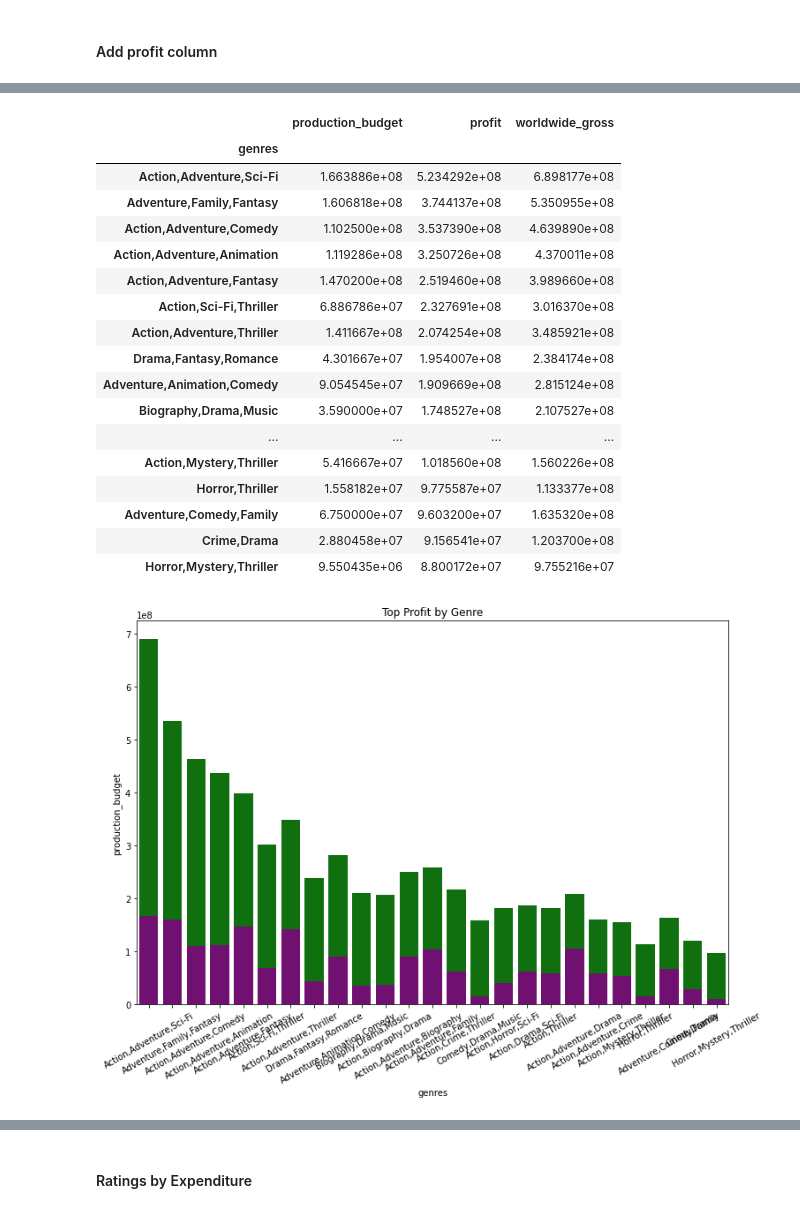
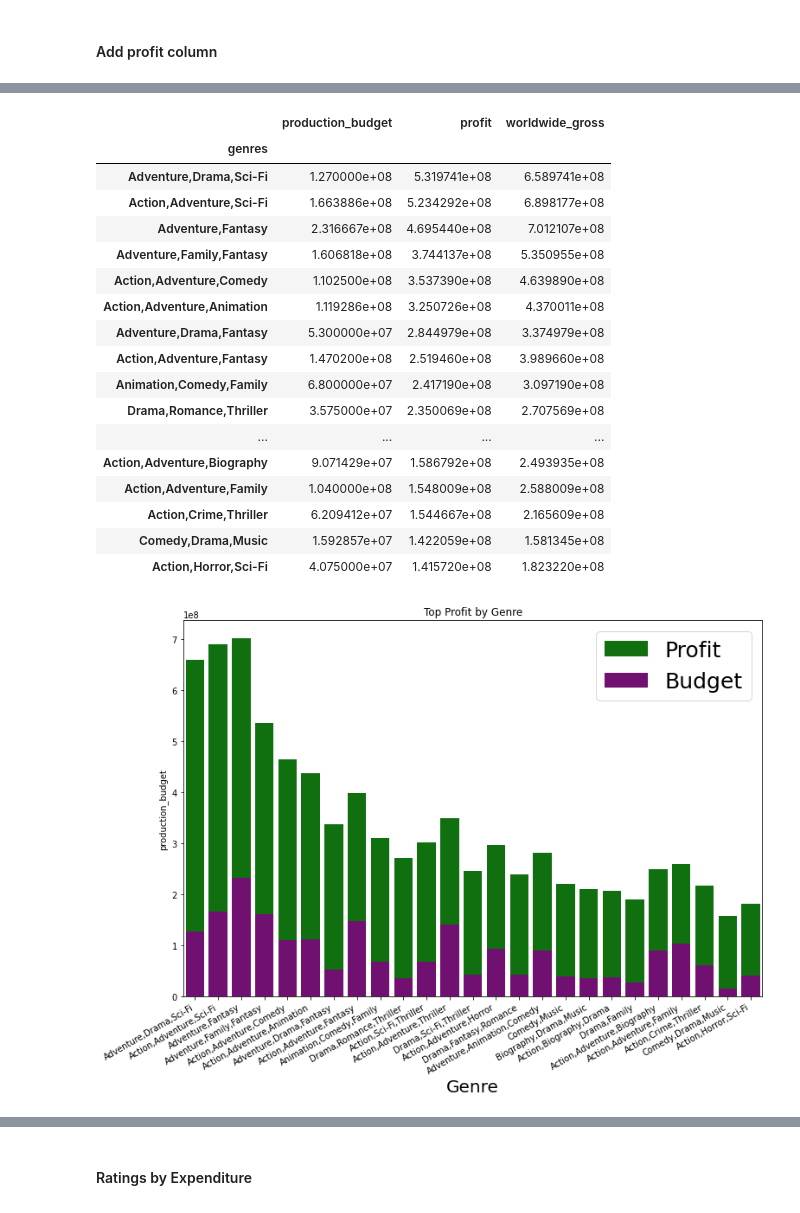
Before and after one commit to Benjamin2817/Microsoft-Movie-Analysis, a Jupyter notebook: dsc-phase1-project-template2.ipynb, the cells around one changed output, grey strips where cells are left out. Drawn from its saved outputs; the diff is of its cells as text; code cells hidden in the pictures.

```diff
--- a/dsc-phase1-project-template2.ipynb
+++ b/dsc-phase1-project-template2.ipynb
@@ -106,37 +82,38 @@ Name: genres, dtype: int64
 # %%
-genres_by_ratings = genres_by_ratings[genres_by_ratings.groupby('genres').genres.transform(len) >=5]
+genres_by_ratings = genres_by_ratings[genres_by_ratings.groupby('genres').genres.transform(len) >=3]
 for_graph = genres_by_ratings.groupby('genres').mean()
 for_graph = for_graph.loc[:,['production_budget', 'profit', 'worldwide_gross']]
 for_graph.sort_values(by='profit', ascending=False, inplace=True)
-#for_graph = pd.merge(for_graph, new_df, on='genres')
 for_graph = for_graph.head(25)
 for_graph
 # %% [output]
 |  | production_budget | profit | worldwide_gross |
 | genres |  |  |  |
+| Adventure,Drama,Sci-Fi | 1.270000e+08 | 5.319741e+08 | 6.589741e+08 |
 | Action,Adventure,Sci-Fi | 1.663886e+08 | 5.234292e+08 | 6.898177e+08 |
+| Adventure,Fantasy | 2.316667e+08 | 4.695440e+08 | 7.012107e+08 |
 | Adventure,Family,Fantasy | 1.606818e+08 | 3.744137e+08 | 5.350955e+08 |
 | Action,Adventure,Comedy | 1.102500e+08 | 3.537390e+08 | 4.639890e+08 |
 | Action,Adventure,Animation | 1.119286e+08 | 3.250726e+08 | 4.370011e+08 |
+| Adventure,Drama,Fantasy | 5.300000e+07 | 2.844979e+08 | 3.374979e+08 |
 | Action,Adventure,Fantasy | 1.470200e+08 | 2.519460e+08 | 3.989660e+08 |
-| Action,Sci-Fi,Thriller | 6.886786e+07 | 2.327691e+08 | 3.016370e+08 |
-| Action,Adventure,Thriller | 1.411667e+08 | 2.074254e+08 | 3.485921e+08 |
-| Drama,Fantasy,Romance | 4.301667e+07 | 1.954007e+08 | 2.384174e+08 |
-| Adventure,Animation,Comedy | 9.054545e+07 | 1.909669e+08 | 2.815124e+08 |
-| Biography,Drama,Music | 3.590000e+07 | 1.748527e+08 | 2.107527e+08 |
+| Animation,Comedy,Family | 6.800000e+07 | 2.417190e+08 | 3.097190e+08 |
+| Drama,Romance,Thriller | 3.575000e+07 | 2.350069e+08 | 2.707569e+08 |
 | ... | ... | ... | ... |
-| Action,Mystery,Thriller | 5.416667e+07 | 1.018560e+08 | 1.560226e+08 |
-| Horror,Thriller | 1.558182e+07 | 9.775587e+07 | 1.133377e+08 |
-| Adventure,Comedy,Family | 6.750000e+07 | 9.603200e+07 | 1.635320e+08 |
-| Crime,Drama | 2.880458e+07 | 9.156541e+07 | 1.203700e+08 |
-| Horror,Mystery,Thriller | 9.550435e+06 | 8.800172e+07 | 9.755216e+07 |
+| Action,Adventure,Biography | 9.071429e+07 | 1.586792e+08 | 2.493935e+08 |
+| Action,Adventure,Family | 1.040000e+08 | 1.548009e+08 | 2.588009e+08 |
+| Action,Crime,Thriller | 6.209412e+07 | 1.544667e+08 | 2.165609e+08 |
+| Comedy,Drama,Music | 1.592857e+07 | 1.422059e+08 | 1.581345e+08 |
+| Action,Horror,Sci-Fi | 4.075000e+07 | 1.415720e+08 | 1.823220e+08 |
 # %%
 sns.set_context({'figure.figsize': (12,8)})
-sns.barplot(x=for_graph.index, y=for_graph.worldwide_gross, color='green').set(title='Top Profit by Genre')
-sns.barplot(x=for_graph.index, y=for_graph.production_budget, color='purple')
-plt.xticks(rotation=30);
+sns.barplot(x=for_graph.index, y=for_graph.worldwide_gross, color='green', label='Profit').set(title='Top Profit by Genre')
+sns.barplot(x=for_graph.index, y=for_graph.production_budget, color='purple', label='Budget')
+plt.xlabel('Genre', fontsize=20)
+plt.xticks(rotation=30, ha='right')
+plt.legend(prop={'size': 25});
 # %% [output]
-[figure, old version]
+[figure, new version]
 # %%
 second_graph = genres_by_ratings.groupby('primary_name').mean()
 second_graph = second_graph.loc[:, ['averagerating', 'profit']]
```
Also changed, not shown: parts of 5 cells of this notebook.
